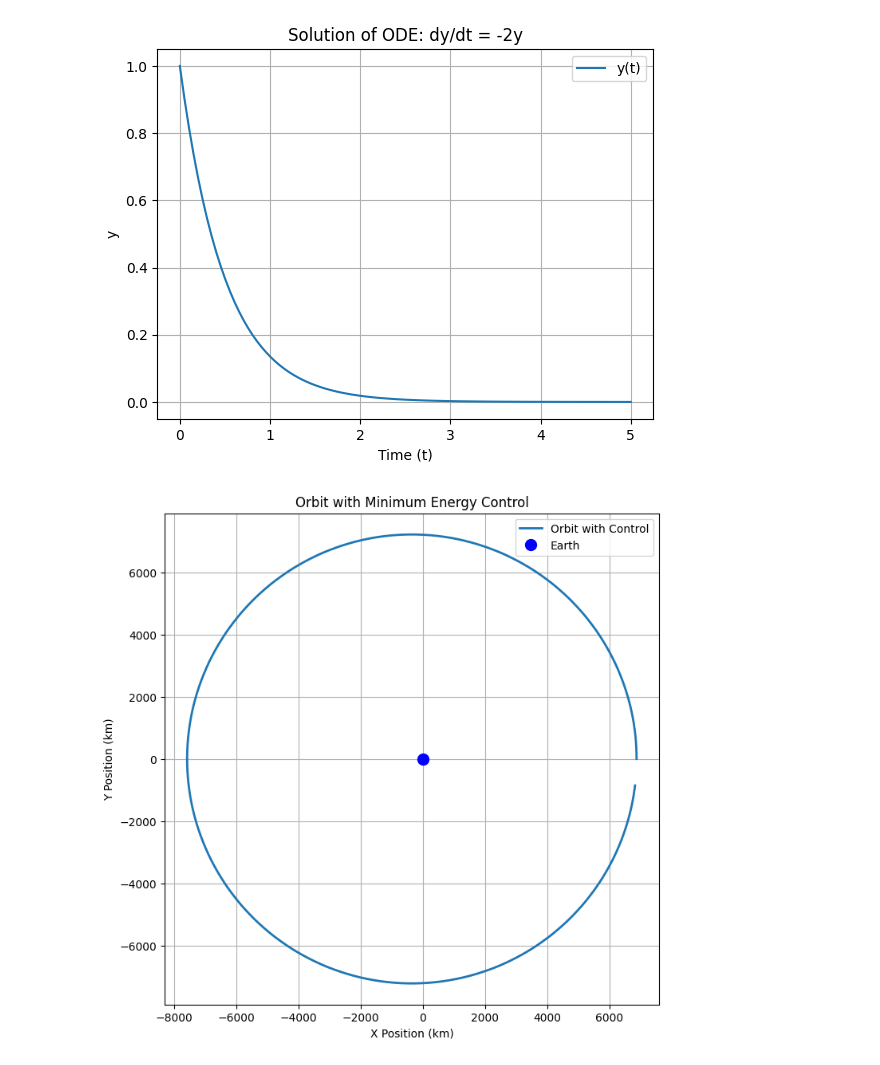
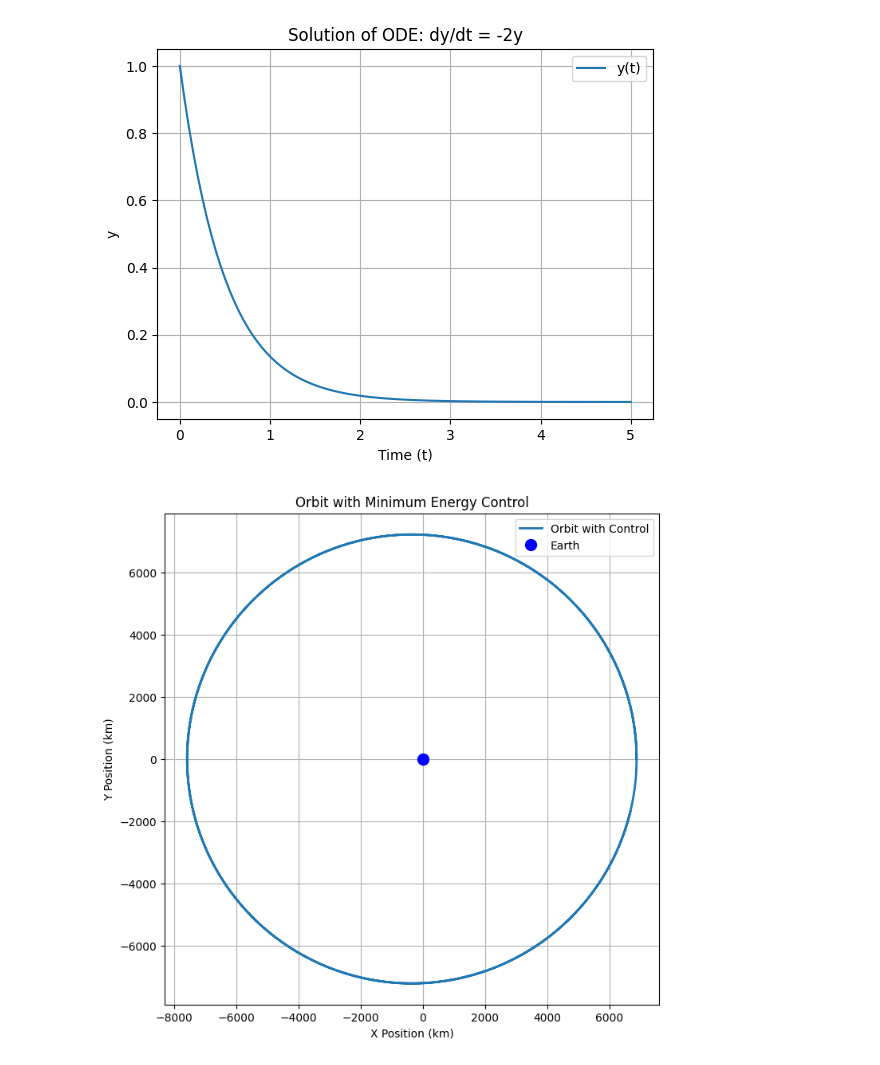
Before and after one commit to kar7mp5/Orbital_Attitude_Control, a Jupyter notebook: notebooks/orbit_simulation.ipynb, the cells around one changed output. Drawn from its saved outputs; the diff is of its cells as text; code cells hidden in the pictures.

```diff
--- a/notebooks/orbit_simulation.ipynb
+++ b/notebooks/orbit_simulation.ipynb
@@ -148,35 +148,35 @@ def orbital_dynamics(t, X):
     ay_gravity = -G * M * y / r**3
 
     # Control input
     ux, uy = control_input(t, X)
 
     # Total acceleration
     ax = ax_gravity + ux
     ay = ay_gravity + uy
 
     return [vx, vy, ax, ay]
 
 # Solve the dynamics
-T = 6000  # Simulation time in seconds
+T = 12000  # Simulation time in seconds
 t_eval = np.linspace(0, T, 1000)  # Time points
 sol = solve_ivp(orbital_dynamics, [0, T], X0, t_eval=t_eval, rtol=1e-8, atol=1e-8)
 
 # Extract results
 x, y = sol.y[0], sol.y[1]
 
 # Plot orbit
 plt.figure(figsize=(8, 8))
 plt.plot(x / 1e3, y / 1e3, label="Orbit with Control", linewidth=2)
 plt.plot(0, 0, 'o', label="Earth", color='blue', markersize=10)
 plt.xlabel("X Position (km)")
 plt.ylabel("Y Position (km)")
 plt.title("Orbit with Minimum Energy Control")
 plt.legend()
 plt.grid()
 plt.axis('equal')
 plt.show()
 # %% [output]
-[figure, old version]
+[figure, new version]
 # %%
 # Extract velocity and control input over time
 vx, vy = sol.y[2], sol.y[3]  # Velocities
```
Also changed, not shown: parts of 4 cells of this notebook.
